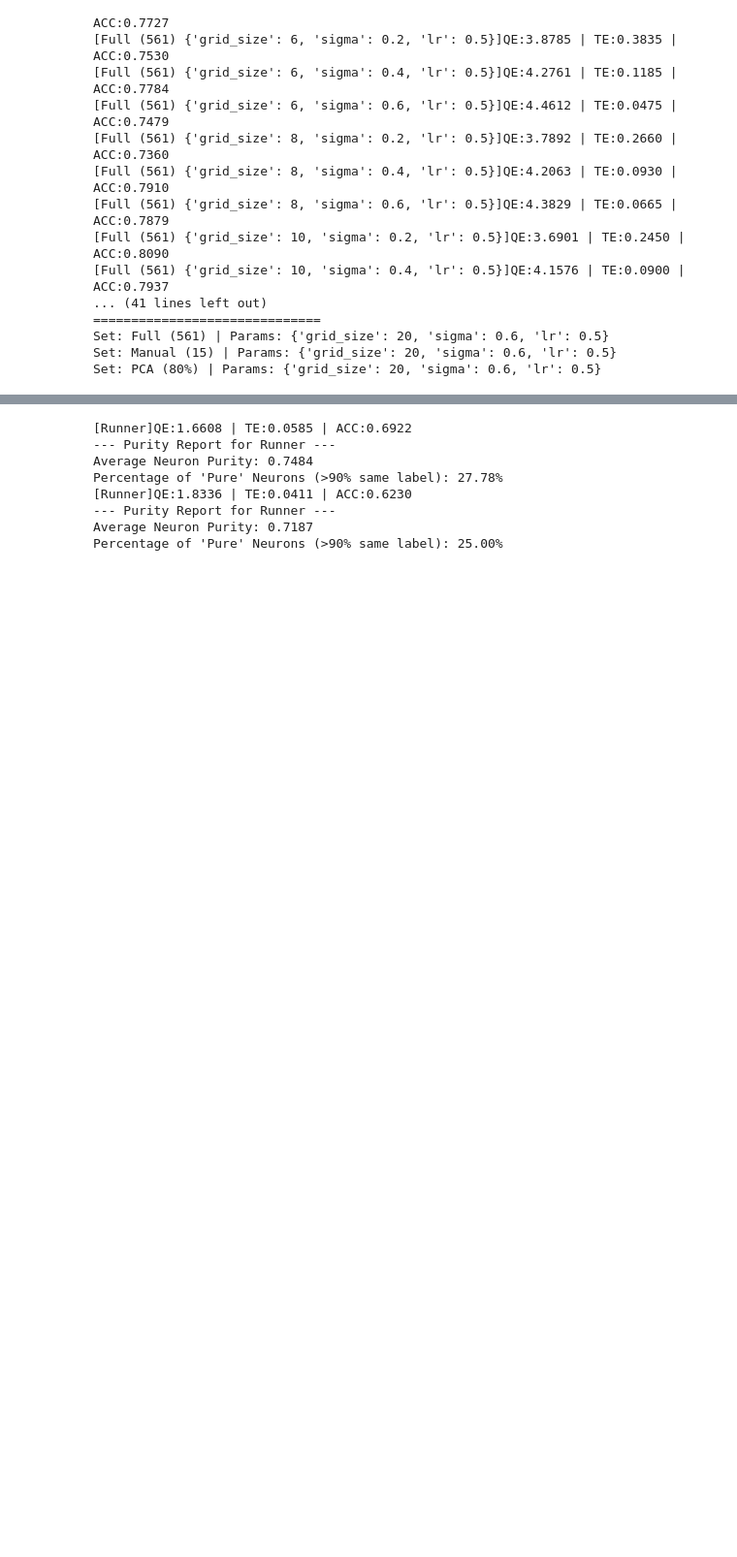
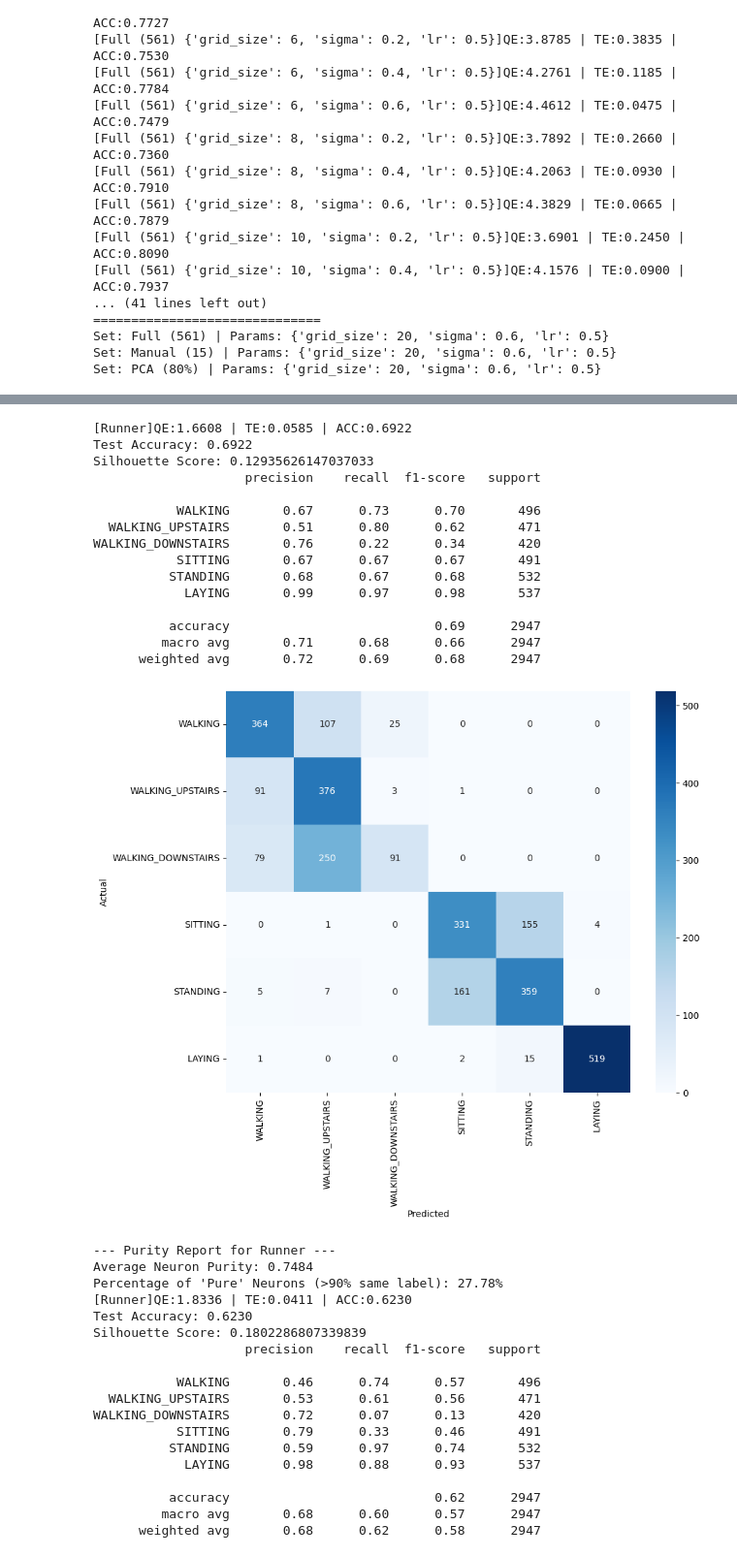
Before and after one commit to EduardDumitrescul/unsupervised-activity-clustering, a Jupyter notebook: som.ipynb, the cells around one changed output, grey strips where cells are left out. Shown at 97% size. Cells and saved outputs as stored; diff of their text form; code cells hidden in the pictures; blank space fills up the shorter version.

```diff
--- a/som.ipynb
+++ b/som.ipynb
@@ -180,30 +240,56 @@ Percentage of 'Pure' Neurons (>90% same label): 43.75%
 # %%
 runner = SomModelRunner(dataset, feature_set=manual_features,
                         x_size=6,
                         y_size=6,
                         sigma=2.4,
                         lr=0.5,
                         topology='rectangular')
 runner.run(iterations=5000)
 # runner.plot_labeled_grid()
-runner.evaluate_test_set()
+runner.evaluate_test_set(verbose=True)
 runner.check_cluster_purity()
 runner = SomModelRunner(dataset, feature_set=manual_features,
                         x_size=4,
                         y_size=4,
                         sigma=1.6,
                         lr=0.5,
                         topology='rectangular')
 runner.run(iterations=5000)
 # runner.plot_labeled_grid()
-runner.evaluate_test_set()
+runner.evaluate_test_set(verbose=True)
 runner.check_cluster_purity()
 # %% [output]
 [Runner]QE:1.6608 | TE:0.0585 | ACC:0.6922
---- Purity Report for Runner ---
-Average Neuron Purity: 0.7484
-Percentage of 'Pure' Neurons (>90% same label): 27.78%
-[Runner]QE:1.8336 | TE:0.0411 | ACC:0.6230
---- Purity Report for Runner ---
-Average Neuron Purity: 0.7187
-Percentage of 'Pure' Neurons (>90% same label): 25.00%
+Test Accuracy: 0.6922
+Silhouette Score: 0.12935626147037033
+                    precision    recall  f1-score   support
+
+           WALKING       0.67      0.73      0.70       496
+  WALKING_UPSTAIRS       0.51      0.80      0.62       471
+WALKING_DOWNSTAIRS       0.76      0.22      0.34       420
+           SITTING       0.67      0.67      0.67       491
+          STANDING       0.68      0.67      0.68       532
+            LAYING       0.99      0.97      0.98       537
+
+          accuracy                           0.69      2947
+         macro avg       0.71      0.68      0.66      2947
+      weighted avg       0.72      0.69      0.68      2947
+[figure, added]
+--- Purity Report for Runner ---
+Average Neuron Purity: 0.7484
+Percentage of 'Pure' Neurons (>90% same label): 27.78%
+[Runner]QE:1.8336 | TE:0.0411 | ACC:0.6230
+Test Accuracy: 0.6230
+Silhouette Score: 0.1802286807339839
+                    precision    recall  f1-score   support
+
+           WALKING       0.46      0.74      0.57       496
+  WALKING_UPSTAIRS       0.53      0.61      0.56       471
+WALKING_DOWNSTAIRS       0.72      0.07      0.13       420
+           SITTING       0.79      0.33      0.46       491
+          STANDING       0.59      0.97      0.74       532
+            LAYING       0.98      0.88      0.93       537
+
+          accuracy                           0.62      2947
+         macro avg       0.68      0.60      0.57      2947
+      weighted avg       0.68      0.62      0.58      2947
```
Also changed, not shown: parts of 4 cells of this notebook, 12 other files.
